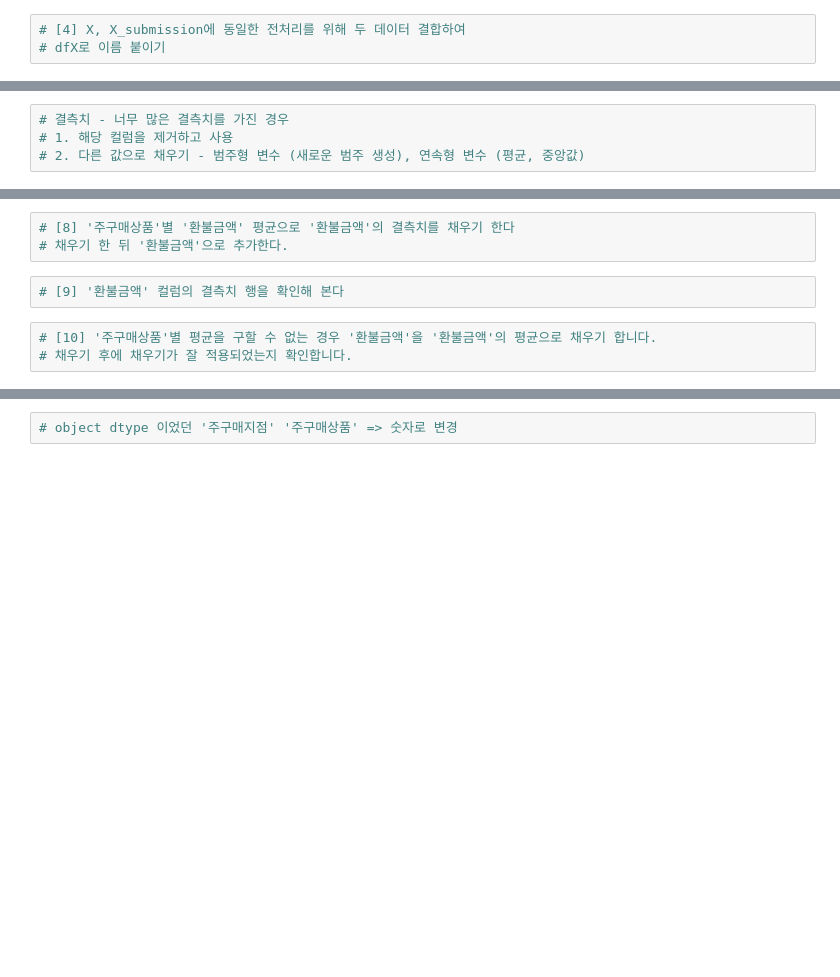
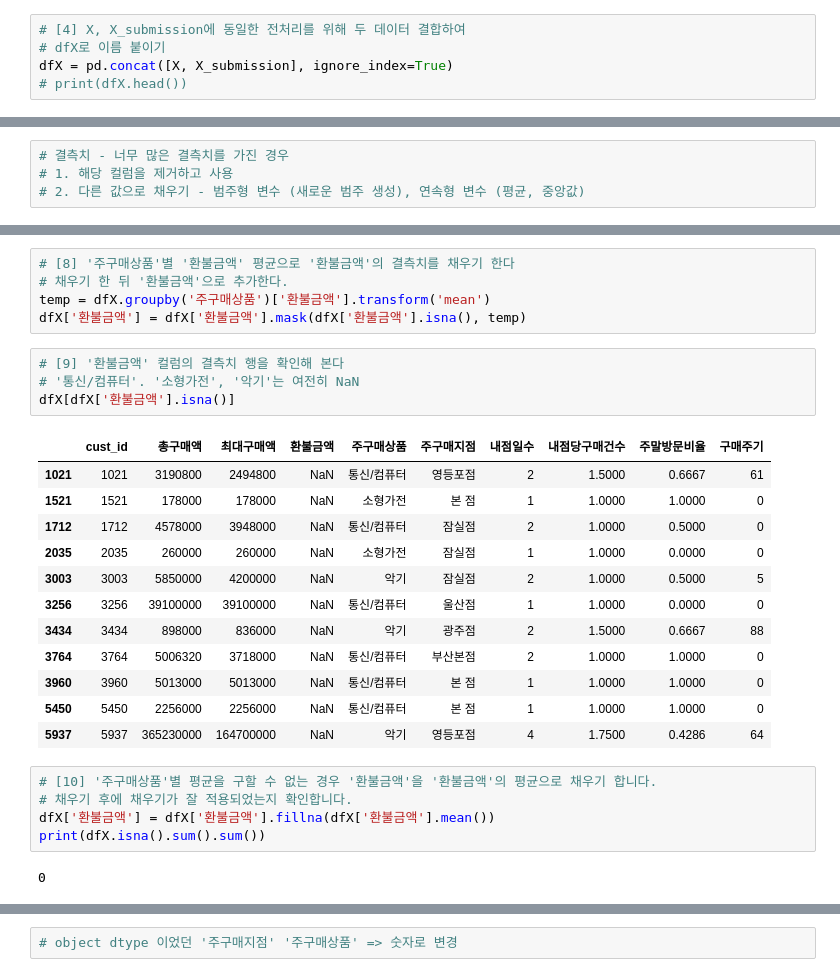
Before and after one commit to localtic/bigdata, a Jupyter notebook: [ML_03]_classification_LAB.ipynb, the cells around one changed output, grey strips where cells are left out. Drawn from its saved outputs; the diff is of its cells as text; blank space fills up the shorter version.

```diff
--- a/[ML_03]_classification_LAB.ipynb
+++ b/[ML_03]_classification_LAB.ipynb
@@ -765,3 +770,5 @@ print(X_submission.head(2))
 # %%
 # [4] X, X_submission에 동일한 전처리를 위해 두 데이터 결합하여
 # dfX로 이름 붙이기
+dfX = pd.concat([X, X_submission], ignore_index=True)
+# print(dfX.head())
@@ -781,11 +855,32 @@ print(X_submission.head(2))
 # %%
 # [8] '주구매상품'별 '환불금액' 평균으로 '환불금액'의 결측치를 채우기 한다
 # 채우기 한 뒤 '환불금액'으로 추가한다.
+temp = dfX.groupby('주구매상품')['환불금액'].transform('mean')
+dfX['환불금액'] = dfX['환불금액'].mask(dfX['환불금액'].isna(), temp)
 # %%
 # [9] '환불금액' 컬럼의 결측치 행을 확인해 본다
+# '통신/컴퓨터'. '소형가전', '악기'는 여전히 NaN
+dfX[dfX['환불금액'].isna()]
+# %% [output]
+|  | cust_id | 총구매액 | 최대구매액 | 환불금액 | 주구매상품 | 주구매지점 | 내점일수 | 내점당구매건수 | 주말방문비율 | 구매주기 |
+| 1021 | 1021 | 3190800 | 2494800 | NaN | 통신/컴퓨터 | 영등포점 | 2 | 1.5000 | 0.6667 | 61 |
+| 1521 | 1521 | 178000 | 178000 | NaN | 소형가전 | 본 점 | 1 | 1.0000 | 1.0000 | 0 |
+| 1712 | 1712 | 4578000 | 3948000 | NaN | 통신/컴퓨터 | 잠실점 | 2 | 1.0000 | 0.5000 | 0 |
+| 2035 | 2035 | 260000 | 260000 | NaN | 소형가전 | 잠실점 | 1 | 1.0000 | 0.0000 | 0 |
+| 3003 | 3003 | 5850000 | 4200000 | NaN | 악기 | 잠실점 | 2 | 1.0000 | 0.5000 | 5 |
+| 3256 | 3256 | 39100000 | 39100000 | NaN | 통신/컴퓨터 | 울산점 | 1 | 1.0000 | 0.0000 | 0 |
+| 3434 | 3434 | 898000 | 836000 | NaN | 악기 | 광주점 | 2 | 1.5000 | 0.6667 | 88 |
+| 3764 | 3764 | 5006320 | 3718000 | NaN | 통신/컴퓨터 | 부산본점 | 2 | 1.0000 | 1.0000 | 0 |
+| 3960 | 3960 | 5013000 | 5013000 | NaN | 통신/컴퓨터 | 본 점 | 1 | 1.0000 | 1.0000 | 0 |
+| 5450 | 5450 | 2256000 | 2256000 | NaN | 통신/컴퓨터 | 본 점 | 1 | 1.0000 | 1.0000 | 0 |
+| 5937 | 5937 | 365230000 | 164700000 | NaN | 악기 | 영등포점 | 4 | 1.7500 | 0.4286 | 64 |
 # %%
 # [10] '주구매상품'별 평균을 구할 수 없는 경우 '환불금액'을 '환불금액'의 평균으로 채우기 합니다.
 # 채우기 후에 채우기가 잘 적용되었는지 확인합니다.
+dfX['환불금액'] = dfX['환불금액'].fillna(dfX['환불금액'].mean())
+print(dfX.isna().sum().sum())
+# %% [output]
+0
 # %%
 # [11] dfX에서 높은 상관계수 확인하기 (X Feature간)
 # 상관관계가 높은 X1, X2가 있다면 제거 : -1 또는 1에 가까운 것은 좋지 않음
```
Also changed, not shown: parts of 29 cells of this notebook.
